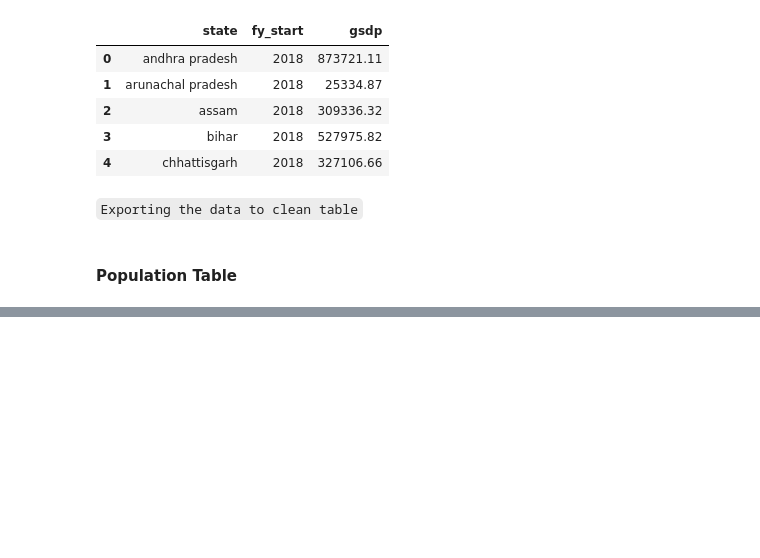
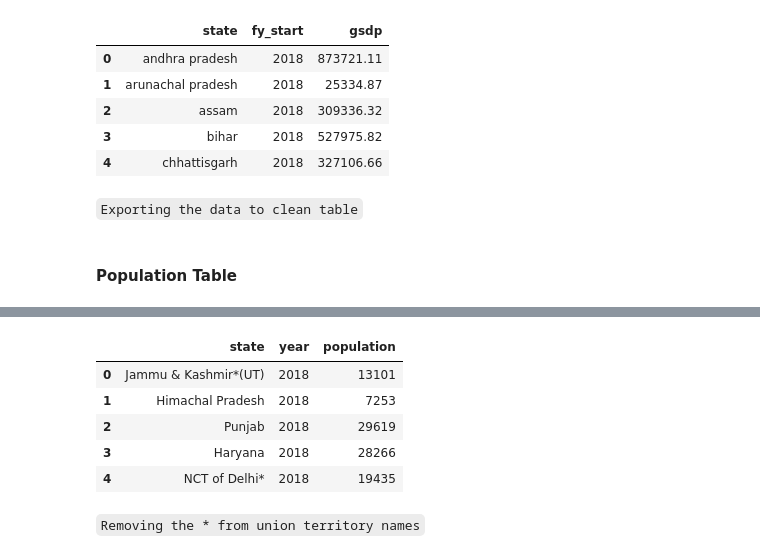
Before and after one commit to IamRaNo/the_distribution_hub_optimizer, a Jupyter notebook: notebooks/00_standardization.ipynb, the cells around one changed output, grey strips where cells are left out. Drawn from its saved outputs; the diff is of its cells as text; code cells hidden in the pictures; blank space fills up the shorter version.

```diff
--- a/notebooks/00_standardization.ipynb
+++ b/notebooks/00_standardization.ipynb
@@ -648,0 +708,11 @@ gsdp.to_csv(out_path,index = False)
+# %%
+population.head()
+# %% [output]
+|  | state | year | population |
+| 0 | Jammu & Kashmir*(UT) | 2018 | 13101 |
+| 1 | Himachal Pradesh | 2018 | 7253 |
+| 2 | Punjab | 2018 | 29619 |
+| 3 | Haryana | 2018 | 28266 |
+| 4 | NCT of Delhi* | 2018 | 19435 |
+# %% [markdown]
+`Removing the * from union territory names`
```
Also changed, not shown: parts of 24 cells of this notebook, 3 other files.
